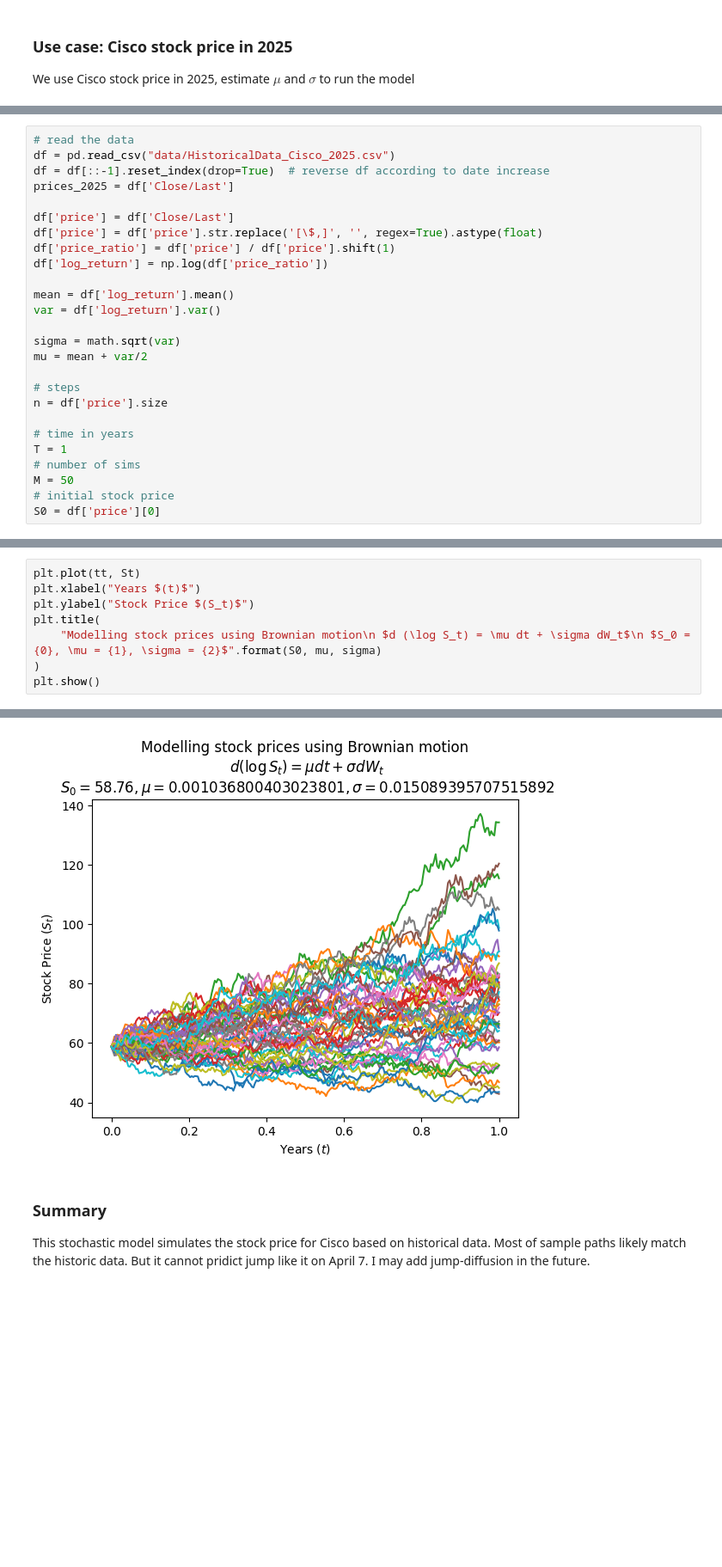
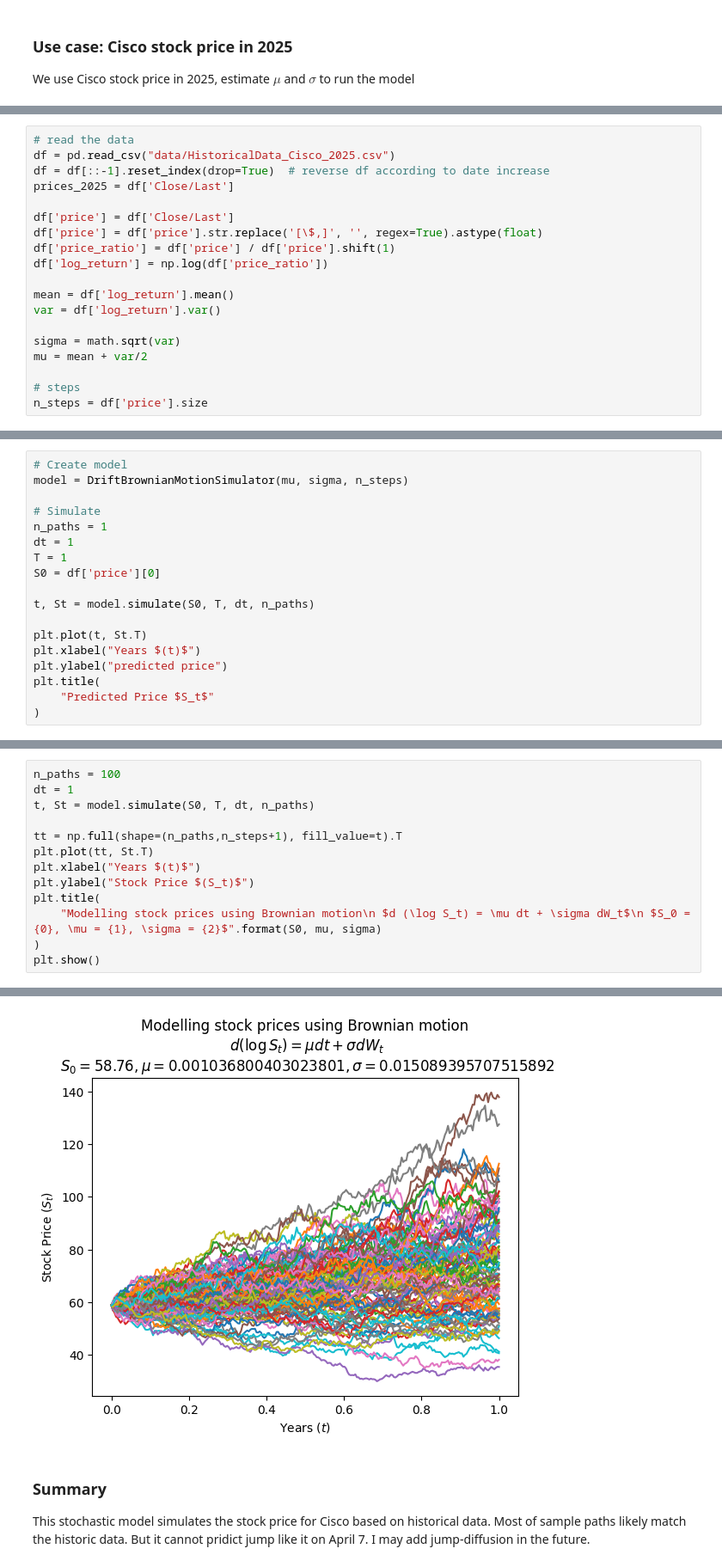
Before and after one commit to liwenw-source/stochastic-process, a Jupyter notebook: brownian_motion_share_price_modelling/brownian_motion_share_price_modelling.ipynb, the cells around one changed output, grey strips where cells are left out. Shown at 86% size. Cells and saved outputs as stored; diff of their text form; blank space fills up the shorter version.

```diff
--- a/brownian_motion_share_price_modelling/brownian_motion_share_price_modelling.ipynb
+++ b/brownian_motion_share_price_modelling/brownian_motion_share_price_modelling.ipynb
@@ -105,11 +142,4 @@ sigma = math.sqrt(var)
 mu = mean + var/2
 
 # steps
-n = df['price'].size
-
-# time in years
-T = 1
-# number of sims
-M = 50
-# initial stock price
-S0 = df['price'][0]
+n_steps = df['price'].size
@@ -118,0 +148,18 @@ time = np.linspace(0,T,n+1)
+# %%
+# Create model
+model = DriftBrownianMotionSimulator(mu, sigma, n_steps)
+
+# Simulate
+n_paths = 1
+dt = 1
+T = 1
+S0 = df['price'][0]
+
+t, St = model.simulate(S0, T, dt, n_paths)
+
+plt.plot(t, St.T)
+plt.xlabel("Years $(t)$")
+plt.ylabel("predicted price")
+plt.title(
+    "Predicted Price $S_t$"
+)
@@ -193,5 +213,10 @@ St = S0 * St.cumprod(axis=0)
 # %%
-plt.plot(tt, St)
+n_paths = 100
+dt = 1
+t, St = model.simulate(S0, T, dt, n_paths)
+
+tt = np.full(shape=(n_paths,n_steps+1), fill_value=t).T
+plt.plot(tt, St.T)
 plt.xlabel("Years $(t)$")
 plt.ylabel("Stock Price $(S_t)$")
 plt.title(
@@ -202,4 +228,4 @@ plt.show()
-[figure, old version]
+[figure, new version]
 # %% [markdown]
 ### Summary
 
```
Also changed, not shown: parts of 15 cells of this notebook.
